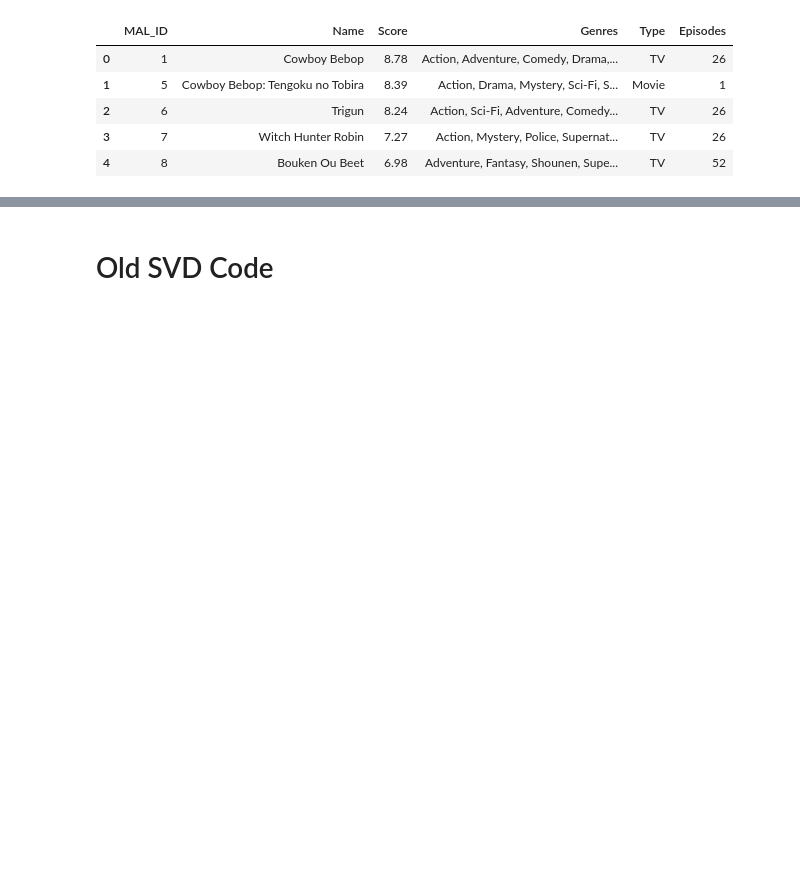
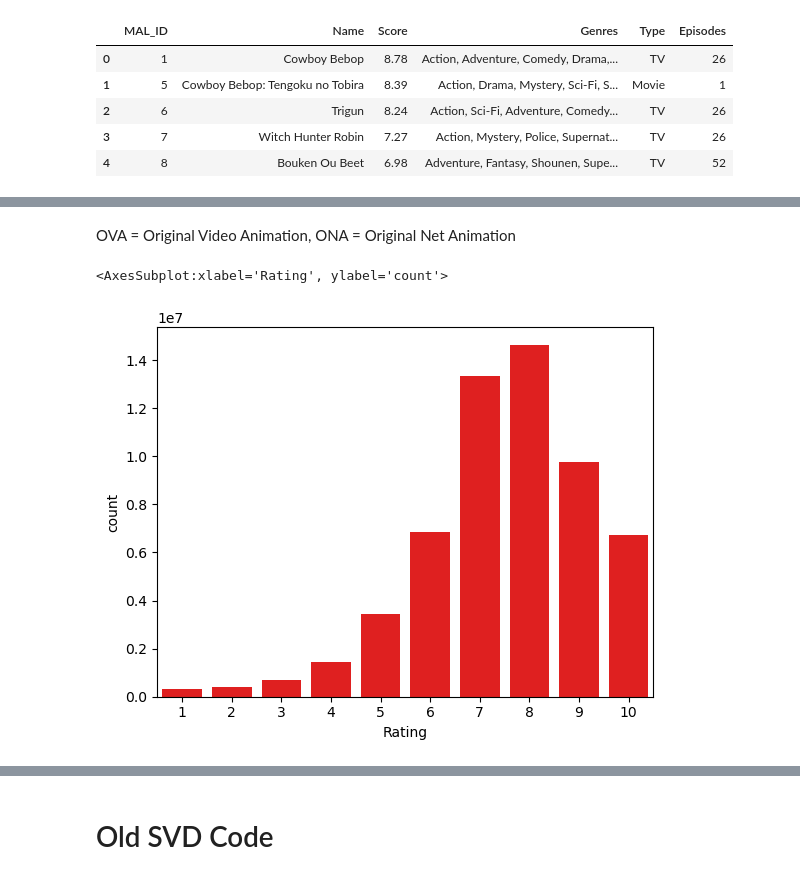
Before and after one commit to JayGus20/171Group10Project, a Jupyter notebook: ProjectCode.ipynb, the cells around one changed output, grey strips where cells are left out. Saved outputs shown, nothing was run; the diff lists cells and outputs as text; code cells hidden in the pictures; blank space fills up the shorter version.

```diff
--- a/ProjectCode.ipynb
+++ b/ProjectCode.ipynb
@@ -85,0 +93,7 @@ anime_df.head()
+# %% [markdown]
+OVA = Original Video Animation, ONA = Original Net Animation
+# %%
+sns.countplot(x='Rating', data=anime_ratings, color='red')
+# %% [output]
+<AxesSubplot:xlabel='Rating', ylabel='count'>
+[figure, added]
```
Also changed, not shown: parts of 7 cells of this notebook.
